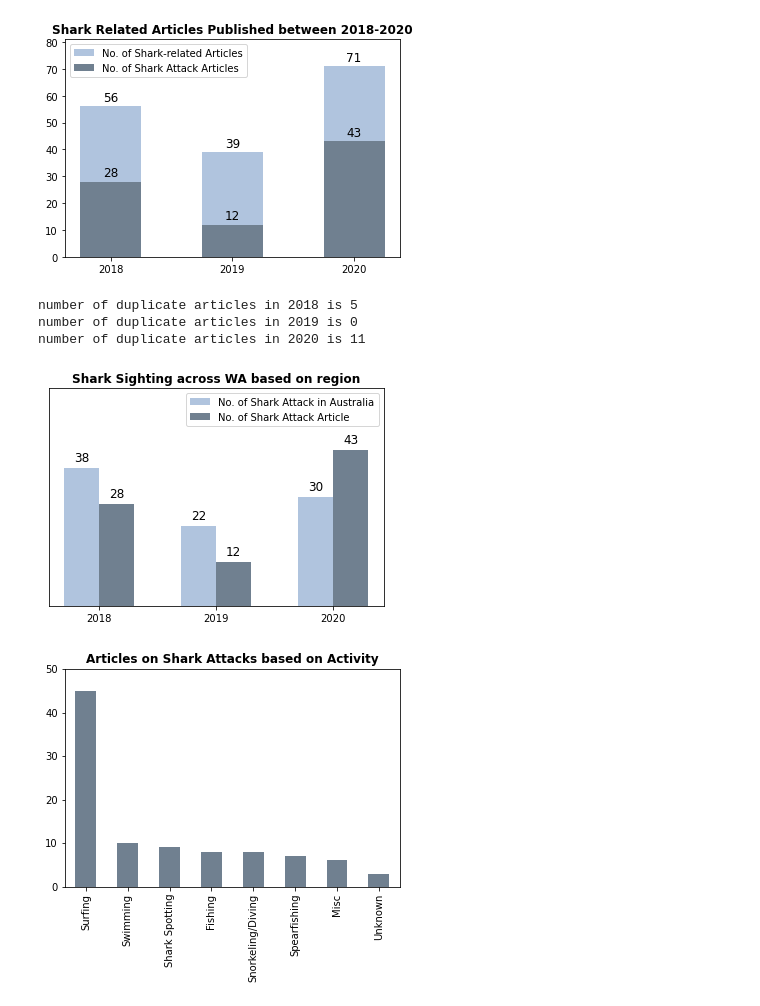
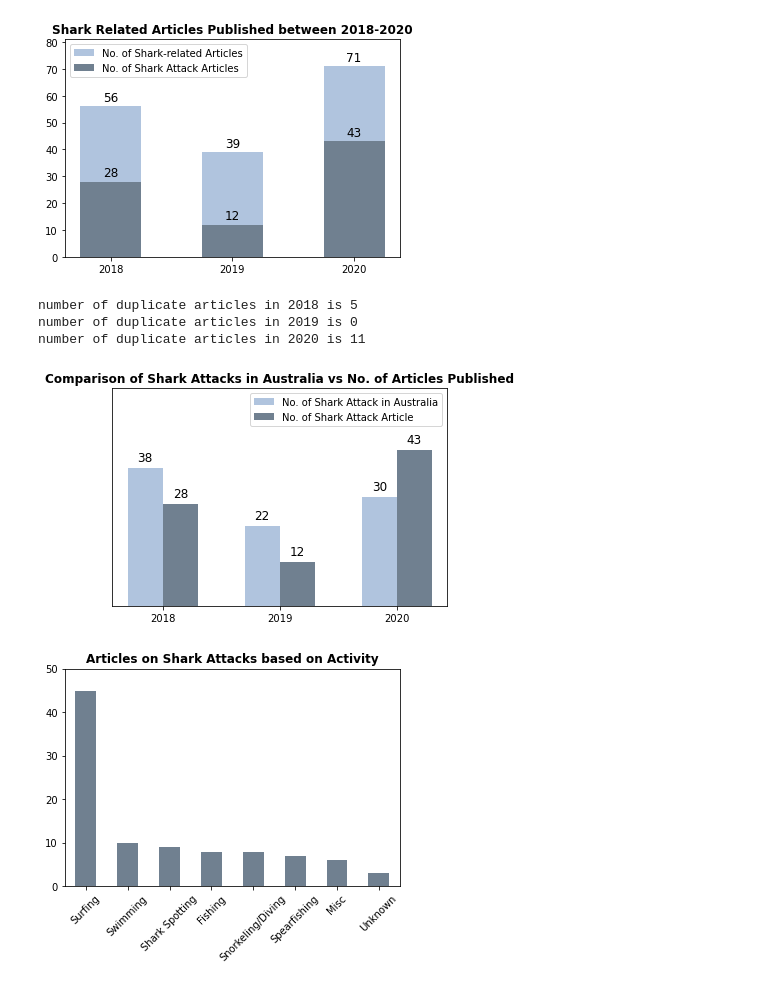
Before and after one commit to CMac-code/Project_Shark, a Jupyter notebook: Kevin's Code/shark_news.ipynb, the cells around one changed output. Drawn from its saved outputs; the diff is of its cells as text; code cells hidden in the pictures.

Commit message:
updated code on shark_news (incl. Shark atk vs shark articles and shark attack vs activities

```diff
--- a/Kevin's Code/shark_news.ipynb
+++ b/Kevin's Code/shark_news.ipynb
@@ -124,43 +102,44 @@ ax.set_xticks(bar1+w/2)
 ax.set_xticklabels([2018, 2019, 2020])
 ax.legend(loc='best')
 ax.yaxis.set_visible(False)
-ax.set_title('Shark Sighting across WA based on region',fontweight='bold')
+ax.set_title('Comparison of Shark Attacks in Australia vs No. of Articles Published',fontweight='bold')
 ax.set_ylim(0, 60)
 plt.show
 
 # For each patch (basically each rectangle within the bar), add a label.
 y_offset=2
 for bar in ax.patches:
   ax.text(
       # Put the text in the middle of each bar. get_x returns the start
       # so we add half the width to get to the middle.
       bar.get_x() + bar.get_width() / 2,
       # Vertically, add the height of the bar to the start of the bar,
       # along with the offset.
       bar.get_height() + bar.get_y() + y_offset,
       # This is actual value we'll show.
       round(bar.get_height()),
       # Center the labels and style them a bit.
       ha='center',
       color='black',
       size=12
   )
 
 plt.savefig("output/shark article vs shark attack.png")
 
 print("number of duplicate articles in 2018 is 5")
 print("number of duplicate articles in 2019 is 0")
 print("number of duplicate articles in 2020 is 11")
 # %% [output]
 number of duplicate articles in 2018 is 5
 number of duplicate articles in 2019 is 0
 number of duplicate articles in 2020 is 11
-[figure, old version]
+[figure, new version]
 # %%
 activity_df=articles_df['Activity'].loc[(articles_df['Activity']!='Research/Politics/Recap')&(articles_df['Activity']!='International')].value_counts()
 activity_df.plot(kind='bar', color="slategray")
 plt.title("Articles on Shark Attacks based on Activity", fontweight='bold')
 plt.ylim(0,50)
+plt.xticks(rotation=45)
 plt.savefig("output/shark article vs activity.png")
 # %% [output]
-[figure, old version]
+[figure, new version]
```
Also changed, not shown: parts of 2 cells of this notebook, 16 other files.
